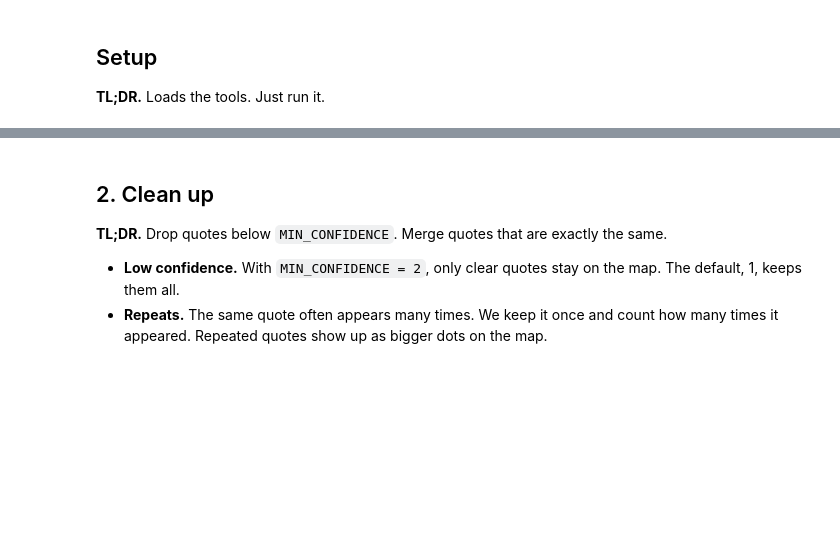
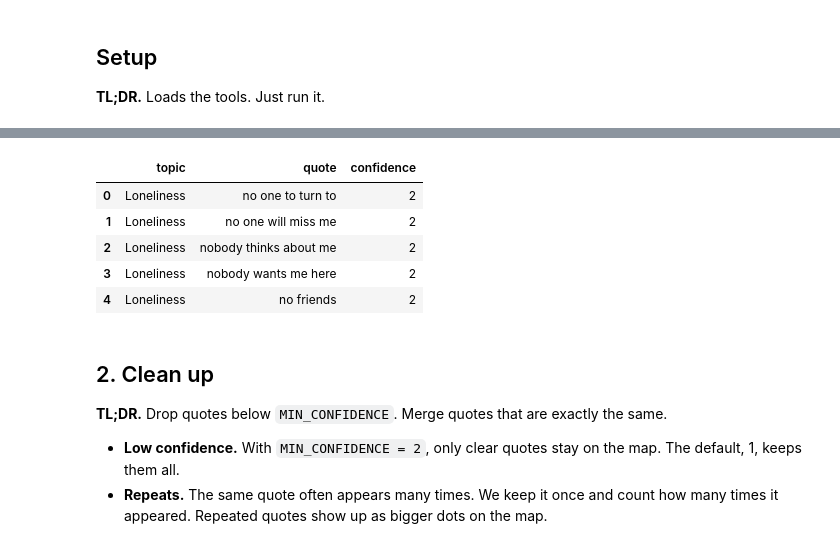
Before and after one commit to childmindresearch/llm_tracker, a Jupyter notebook: tutorials/embeddings_tutorial.ipynb, the cells around one changed output, grey strips where cells are left out. Drawn from its saved outputs; the diff is of its cells as text; code cells hidden in the pictures; blank space fills up the shorter version.

```diff
--- a/tutorials/embeddings_tutorial.ipynb
+++ b/tutorials/embeddings_tutorial.ipynb
@@ -264,0 +136,80 @@ data.head()
+# %%
+EXAMPLE_PHRASES = {
+    "Loneliness": (
+        "no one to turn to; no one will miss me; nobody thinks about me; nobody wants me here; "
+        "no friends; no one misses me; I am alone; no one cares; have no one; don't have "
+        "anyone; feel ignored; have nobody; lonely; no one to talk; no one I can talk to"
+    ),
+    "Social withdrawal": (
+        "I avoid crowds; no social interaction; avoid everyone; hermit; want to be alone; "
+        "recluse; I keep to myself; misanthropy; wish to be alone; social avoidance; "
+        "hikikomori; social phobia; want people to leave me alone; reclusive; avoid people"
+    ),
+    "Anxiety": (
+        "Xanax; phobia; apprehension; worry; nervous; can't relax; diazepam; phobic; anxiety; "
+        "anxious; worried; Ativan; agoraphobia; social anxiety"
+    ),
+    "Rumination": (
+        "can't stop thinking; chewing over; fixating; fixation; mental loop; overanalyzing; "
+        "overthinking; overwhelming thoughts; recurring thoughts; ruminating; rumination; "
+        "stewing in; thinking too much; thoughts flood"
+    ),
+    "Sleep problems": (
+        "can't sleep; night terrors; not sleeping; sleep disorder; snoring; c-pap; trouble "
+        "sleeping; insomnia; sleep apnea; hypersomnia; sleep deprived; narcolepsy; sleepless; "
+        "oversleeping; circadian rhythm disorder"
+    ),
+    "Fatigue": (
+        "sluggish; burnout; burned-out; fatigue; groggy; sleepy; too tired; drowsy; burnt-out; "
+        "burned out; burnt out; don't have energy; yawn; lethargic; weary"
+    ),
+    "Grief": (
+        "my grandfather died; my dad died; my father died; losing him; grief; my grandmother "
+        "died; funerary; bereaving; put my dog down; widow; mourning; my sister died; passed "
+        "away; he was murdered; brother died"
+    ),
+    "Work and money problems": (
+        "severance; finance; welfare; my credit; money; mortgage; layoff; make ends meet; rent; "
+        "bad credit; currency; overwork; bankrupt; taxes; out of business"
+    ),
+}
+
+def example_data() -> pd.DataFrame:
+    """The codebook phrases as a coding table: one row per phrase."""
+    rows = [
+        {"topic": topic, "quote": phrase.strip(), "confidence": 2}
+        for topic, phrases in EXAMPLE_PHRASES.items()
+        for phrase in phrases.split(";")
+    ]
+    return pd.DataFrame(rows)
+
+
+def load_your_data(path: str) -> pd.DataFrame:
+    """Read your file and check it has the columns named in Settings."""
+    file = Path(path)
+    table = pd.read_excel(file) if file.suffix in {".xlsx", ".xls"} else pd.read_csv(file)
+
+    needed = [TOPIC_COLUMN, QUOTE_COLUMN] + ([CONFIDENCE_COLUMN] if CONFIDENCE_COLUMN else [])
+    missing = [c for c in needed if c not in table.columns]
+    if missing:
+        raise ValueError(
+            f"These columns are not in your file: {missing}\n"
+            f"Your file has: {list(table.columns)}\n"
+            "Fix the column names in the Settings cell."
+        )
+
+    table = table.rename(columns={TOPIC_COLUMN: "topic", QUOTE_COLUMN: "quote"})
+    if CONFIDENCE_COLUMN:
+        table = table.rename(columns={CONFIDENCE_COLUMN: "confidence"})
+        table["confidence"] = table["confidence"].fillna(2)  # no score: count it as clear
+    else:
+        table["confidence"] = 2  # no confidence column: count every quote as clear
+    return table[["topic", "quote", "confidence"]]
+
+
+data = load_your_data(DATA_FILE) if DATA_FILE else example_data()
+print(f"{len(data)} quotes in {data['topic'].nunique()} constructs")
+if not DATA_FILE:
+    print("(example data — set DATA_FILE in Settings to use your own)")
+data.head()
+# %% [output]
@@ -265,3 +218,9 @@ data.head()
+|  | topic | quote | confidence |
+| 0 | Loneliness | no one to turn to | 2 |
+| 1 | Loneliness | no one will miss me | 2 |
+| 2 | Loneliness | nobody thinks about me | 2 |
+| 3 | Loneliness | nobody wants me here | 2 |
+| 4 | Loneliness | no friends | 2 |
 # %% [markdown]
 ## 2. Clean up
 
```
Also changed, not shown: parts of 20 cells of this notebook.
